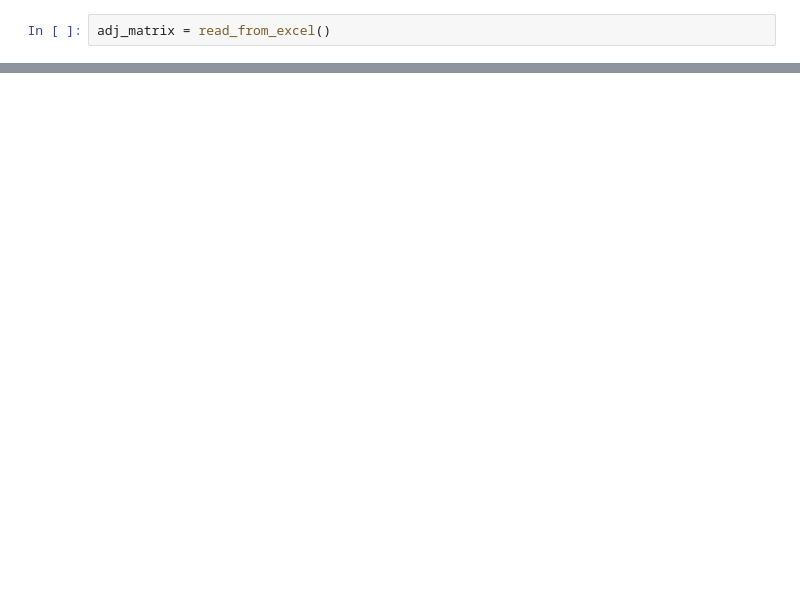
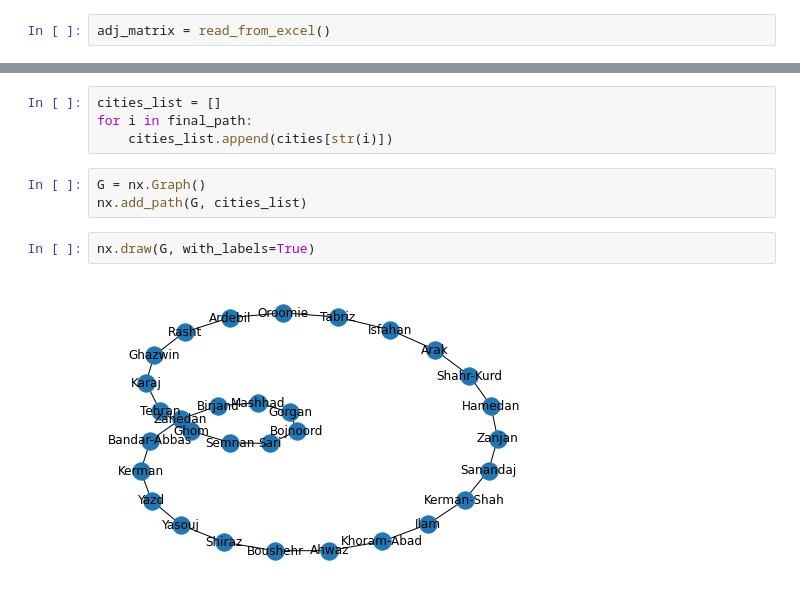
Before and after one commit to AhmadrezaHadi/Artificial-Intelligence-Homeworks, a Jupyter notebook: 2/main.ipynb, the cells around one changed output, grey strips where cells are left out. Drawn from its saved outputs; the diff is of its cells as text; blank space fills up the shorter version.

```diff
--- a/2/main.ipynb
+++ b/2/main.ipynb
@@ -52,0 +52,11 @@ array([[   0.,  711.,  697.,  282.,  547.,  468.,  930., 1279.,  847.,
+# %%
+cities_list = []
+for i in final_path:
+    cities_list.append(cities[str(i)])
+# %%
+G = nx.Graph()
+nx.add_path(G, cities_list)
+# %%
+nx.draw(G, with_labels=True)
+# %% [output]
+[figure, added]
```
Also changed, not shown: parts of 12 cells of this notebook, 1 other file.
